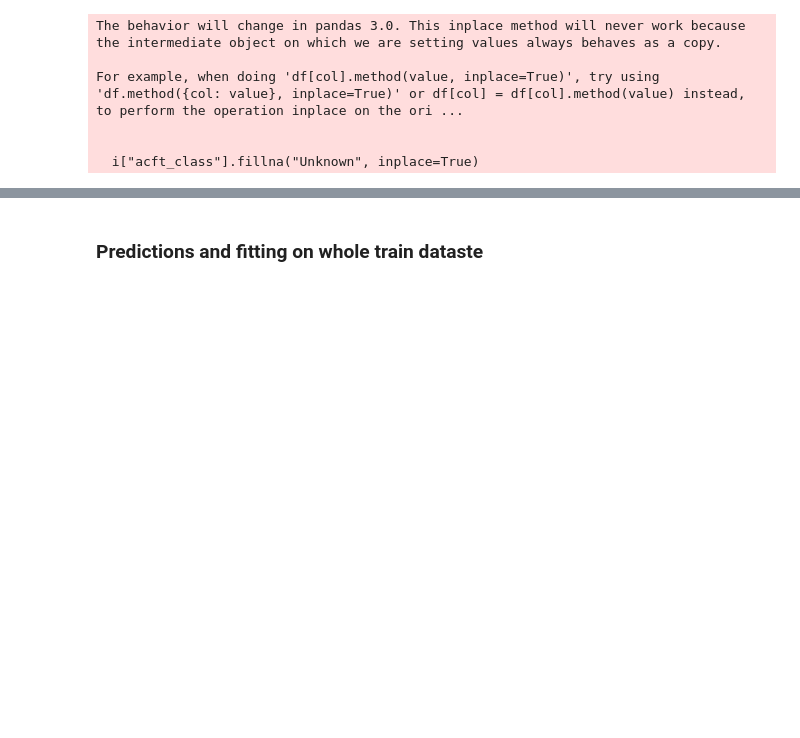
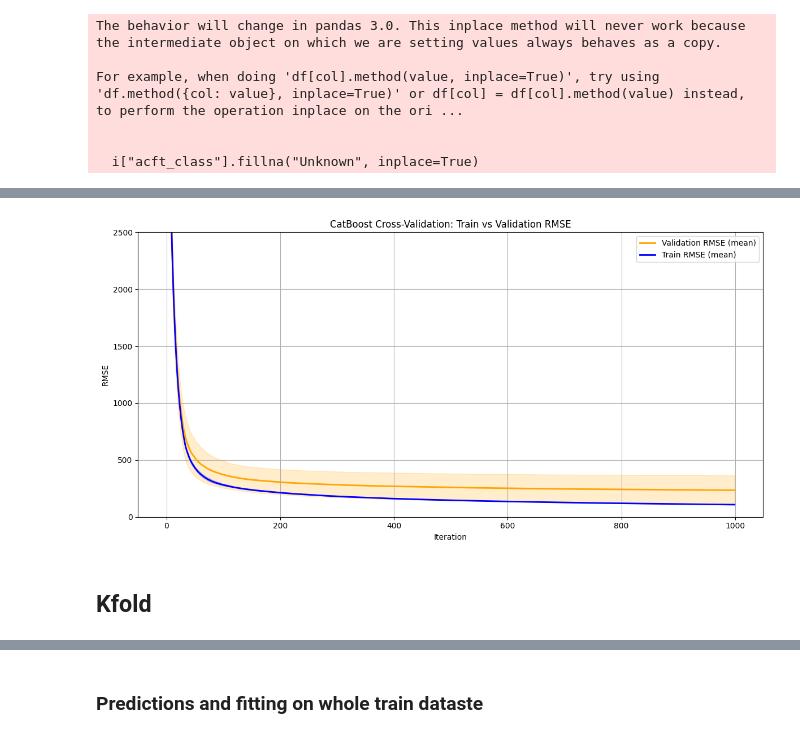
Before and after one commit to monatagelsir7/enivornmental_impact_of_aviation, a Jupyter notebook: Models/catboost.ipynb, the cells around one changed output, grey strips where cells are left out. Drawn from its saved outputs; the diff is of its cells as text; code cells hidden in the pictures; blank space fills up the shorter version.

```diff
--- a/Models/catboost.ipynb
+++ b/Models/catboost.ipynb
@@ -256,0 +389,7 @@ AttributeError: 'CatBoostRegressor' object has no attribute 'get_feature_statist
+# %%
+df["is_widebody"] = df["acft_class"] == "WB"
+df["is_narrowbody"] = df["acft_class"] == "NB"
+df["same_continent"] = df["departure_continent"] == df["arrival_continent"]
+df.loc[:, "fuel_burn_per_seat"] = df["fuel_burn"] / df["seats"]
+df.loc[:, "ask_per_seat"] = df["ask"] / df["seats"]
+df.loc[:, "ask_per_flight"] = df["ask"] / df["n_flights"]
@@ -256,0 +431,2 @@ AttributeError: 'CatBoostRegressor' object has no attribute 'get_feature_statist
+# %%
+X["acft_class"].fillna("Unknown", inplace=True)
@@ -256,0 +438,2 @@ AttributeError: 'CatBoostRegressor' object has no attribute 'get_feature_statist
+# %%
+y = df["co2_per_distance"]
@@ -256,0 +488,46 @@ AttributeError: 'CatBoostRegressor' object has no attribute 'get_feature_statist
+# %%
+# Plot RMSE mean and std for training and validation
+plt.figure(figsize=(12, 6))
+
+plt.plot(
+    cv_results["iterations"],
+    cv_results["test-RMSE-mean"],
+    label="Validation RMSE (mean)",
+    color="orange",
+    linewidth=2,
+)
+plt.fill_between(
+    cv_results["iterations"],
+    cv_results["test-RMSE-mean"] - cv_results["test-RMSE-std"],
+    cv_results["test-RMSE-mean"] + cv_results["test-RMSE-std"],
+    alpha=0.2,
+    color="orange",
+)
+
+plt.plot(
+    cv_results["iterations"],
+    cv_results["train-RMSE-mean"],
+    label="Train RMSE (mean)",
+    color="blue",
+    linewidth=2,
+)
+plt.fill_between(
+    cv_results["iterations"],
+    cv_results["train-RMSE-mean"] - cv_results["train-RMSE-std"],
+    cv_results["train-RMSE-mean"] + cv_results["train-RMSE-std"],
+    alpha=0.2,
+    color="blue",
+)
+
+plt.title("CatBoost Cross-Validation: Train vs Validation RMSE")
+plt.xlabel("Iteration")
+plt.ylabel("RMSE")
+plt.legend()
+plt.grid(True)
+plt.ylim(0, 2500)
+plt.tight_layout()
+plt.show()
+# %% [output]
+[figure, added]
+# %% [markdown]
+## Kfold
```
Also changed, not shown: parts of 22 cells of this notebook, 36 other files.
